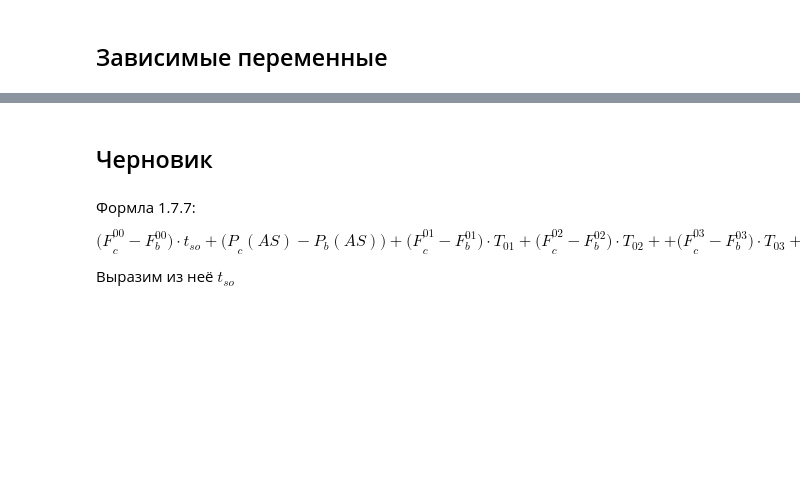
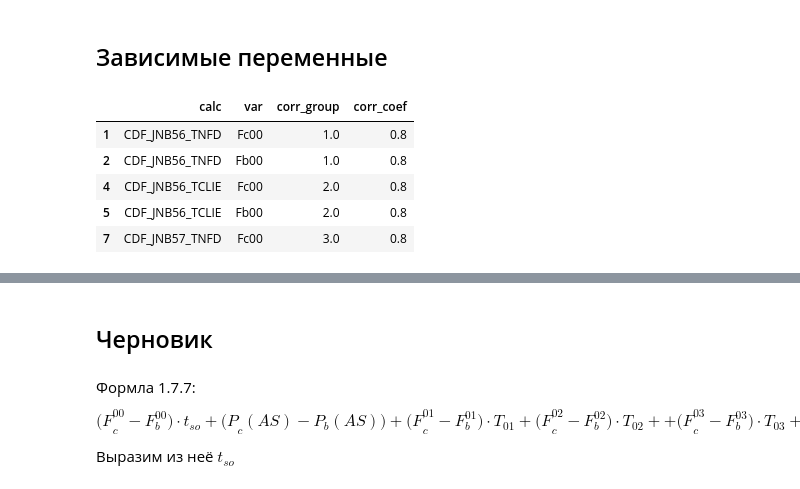
Before and after one commit to HexQuant/ipynb, a Jupyter notebook: uncertainty_error_propagation.ipynb, the cells around one changed output, grey strips where cells are left out. Drawn from its saved outputs; the diff is of its cells as text; code cells hidden in the pictures; blank space fills up the shorter version.

```diff
--- a/uncertainty_error_propagation.ipynb
+++ b/uncertainty_error_propagation.ipynb
@@ -307,0 +295,14 @@ F_b00= inv_cdf['Fb00'](x_unif[:,1])
+# %%
+# Загрузка данных с корреляциями из Экселя
+corr_df = pd.read_excel('/content/drive/MyDrive/Colab Notebooks/PKS_OC.xlsx', sheet_name='corr')
+# Удалить пустые записи
+corr_df.dropna(inplace=True)
+# Показать несколько первых строк
+corr_df.head()
+# %% [output]
+|  | calc | var | corr_group | corr_coef |
+| 1 | CDF_JNB56_TNFD | Fc00 | 1.0 | 0.8 |
+| 2 | CDF_JNB56_TNFD | Fb00 | 1.0 | 0.8 |
+| 4 | CDF_JNB56_TCLIE | Fc00 | 2.0 | 0.8 |
+| 5 | CDF_JNB56_TCLIE | Fb00 | 2.0 | 0.8 |
+| 7 | CDF_JNB57_TNFD | Fc00 | 3.0 | 0.8 |
```
Also changed, not shown: parts of 10 cells of this notebook.
